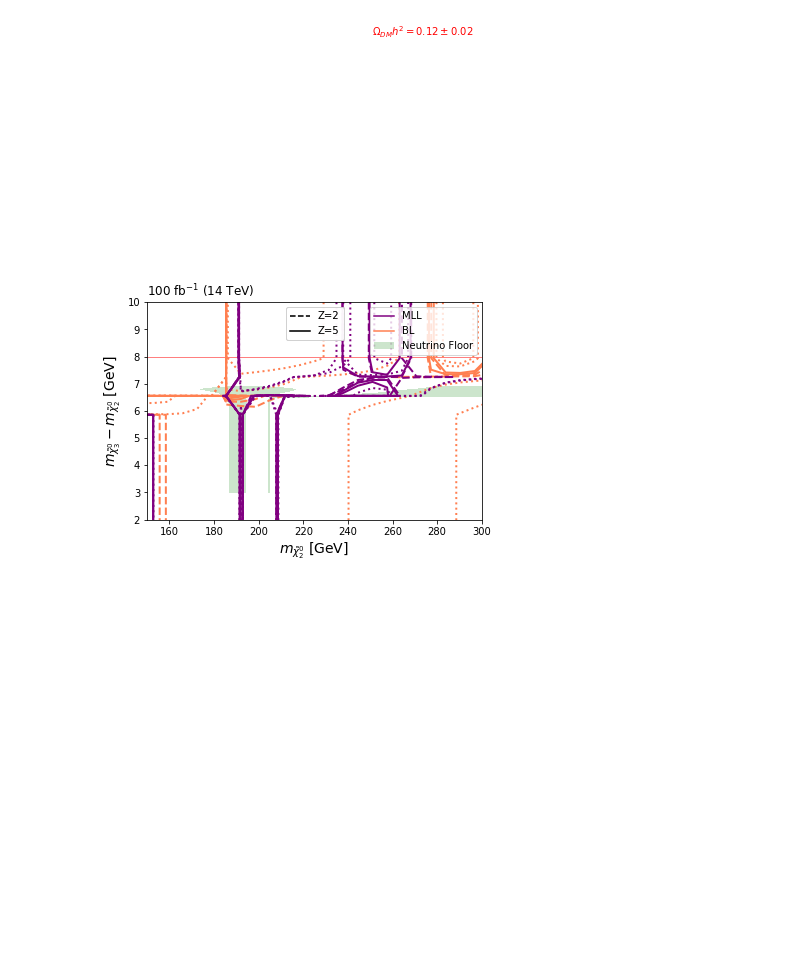
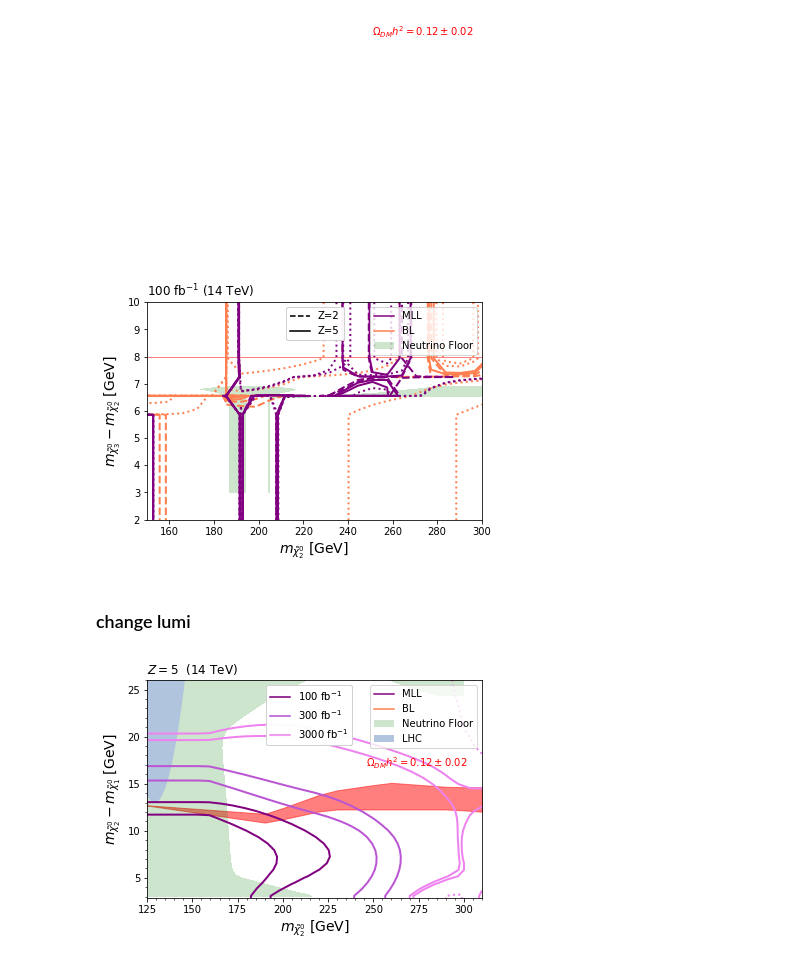
Before and after one commit to Martindelosrios/MLLHC, a Jupyter notebook: codes/AnalysisVars.ipynb, the cells around one changed output. Cells and saved outputs as stored; diff of their text form; code cells hidden in the pictures; blank space fills up the shorter version.

```diff
--- a/codes/AnalysisVars.ipynb
+++ b/codes/AnalysisVars.ipynb
@@ -5584,3 +5586,5 @@ ax.set_xlim(150,300)
 plt.savefig('../graph/contour_plot_BPI_preliminar_w-statErrors_v5.pdf', bbox_inches="tight")
 # %% [output]
 [figure]
+# %% [markdown]
+### change lumi
@@ -5586,0 +5672,69 @@ plt.savefig('../graph/contour_plot_BPI_preliminar_w-statErrors_v5.pdf', bbox_inc
+# %%
+fig,ax = plt.subplots(1,1)
+
+MLL_color = mcolors.to_rgb('purple')
+
+
+#c0 = ax.contour(mx02_new, deltam_new, Z_BL_new.T, levels = [-10,2,5],
+#            linestyles = ['dotted','dashed', 'solid'], colors = ['coral'], linewidths = [2], alpha = 1)
+#cm = ax.contour(mx02_new, deltam_new, Z_BL_new_min.T, levels = [-10,2,5],
+#            linestyles = ['dotted','dashed', 'solid'], colors = ['coral'], linewidths = [2], alpha = 1)
+
+#f0 = interp1d(c0.allsegs[2][0][:,0], c0.allsegs[2][0][:,1], fill_value = 'extrapolate')
+#fm = interp1d(cm.allsegs[2][0][:,0], cm.allsegs[2][0][:,1], fill_value = 'extrapolate')
+c0 = ax.contour(mx02_new, deltam_new, Z_MLL_new_100.T, levels = [-10,5],
+            linestyles = ['dotted','solid'], colors = [MLL_color], linewidths = [2],alpha=1)
+cm = ax.contour(mx02_new, deltam_new, Z_MLL_new_min_100.T, levels = [-10,5],
+            linestyles = ['dotted','solid'], colors = [MLL_color], linewidths = [2], alpha = 1)
+
+c0 = ax.contour(mx02_new, deltam_new, Z_MLL_new_300.T, levels = [-10,5],
+            linestyles = ['dotted','solid'], colors = ['mediumorchid'], linewidths = [2],alpha=1)
+cm = ax.contour(mx02_new, deltam_new, Z_MLL_new_min_300.T, levels = [-10,5],
+            linestyles = ['dotted','solid'], colors = ['mediumorchid'], linewidths = [2], alpha = 1)
+
+#f0 = interp1d(c0.allsegs[2][0][:,0], c0.allsegs[2][0][:,1], fill_value = 'extrapolate')
+#fm = interp1d(cm.allsegs[2][0][:,0], cm.allsegs[2][0][:,1], fill_value = 'extrapolate')
+
+c0 = ax.contour(mx02_new, deltam_new, Z_MLL_new_3000.T, levels = [-10,5],
+            linestyles = ['dotted', 'solid'], colors = ['violet'], linewidths = [2],alpha=1)
+cm = ax.contour(mx02_new, deltam_new, Z_MLL_new_min_3000.T, levels = [-10,5],
+            linestyles = ['dotted', 'solid'], colors = ['violet'], linewidths = [2], alpha = 1)
+
+#f0 = interp1d(c0.allsegs[2][0][:,0], c0.allsegs[2][0][:,1], fill_value = 'extrapolate')
+#fm = interp1d(cm.allsegs[2][0][:,0], cm.allsegs[2][0][:,1], fill_value = 'extrapolate')
+
+ax.set_xlabel(r'$m_{\tilde{\chi}_2^0}$ [GeV]', fontsize=14)
+ax.set_ylabel(r'$m_{\tilde{\chi}_2^0}-m_{\tilde{\chi}_1^0}$ [GeV]', fontsize=14)
+
+line_MLL = Line2D([0], [0], label='MLL', color=MLL_color)
+line_BL = Line2D([0], [0], label='BL', color='coral')
+line_nu = Patch(facecolor='green', alpha=0.2, label='Neutrino Floor')
+line_lhc = Patch(facecolor='lightsteelblue', alpha=1,label='LHC')
+
+handles, labels = plt.gca().get_legend_handles_labels()
+handles.extend([line_MLL, line_BL, line_nu, line_lhc])
+legend0 = ax.legend(handles=handles, loc = 'upper right')
+plt.gca().add_artist(legend0)
+
+line_100 = Line2D([0], [0], label='$100$ fb$^{-1}$ (14 TeV)', color=MLL_color, linestyle = 'solid')
+line_300 = Line2D([0], [0], label='$300$ fb$^{-1}$ (14 TeV)', color='mediumorchid', linestyle = 'solid')
+line_3000 = Line2D([0], [0], label='$3000$ fb$^{-1}$ (14 TeV)', color='violet', linestyle = 'solid')
+legend1 = ax.legend([line_100, line_300, line_3000], ['$100$ fb$^{-1}$', '$300$ fb$^{-1}$', '$3000$ fb$^{-1}$'], loc=2, bbox_to_anchor=(0.34,1))
+plt.gca().add_artist(legend1)
+
+ax.text(246, 16.8, '$\\Omega_{DM}h^{2} = 0.12 \\pm 0.02$', color = 'red')
+
+plt.fill_between(dm0_new, deltam_min, deltam_max, color = 'red', zorder = 1, alpha = 0.5)
+
+ax.set_title('$Z = 5 \ \ $(14 TeV)', loc = 'left')
+ax.contourf(xi_v1, yi_v1, zi_nufog_smooth_v1, levels=[np.min(zi_nufog_smooth_v1), 0], colors=['green'], alpha=0.2)
+
+
+ax.set_ylim(2.9,26)
+ax.set_xlim(125,310)
+ax.minorticks_on()
+ax.fill_between(mx02_lhc_v1, deltam_lhc_v1, 40, color = 'lightsteelblue', alpha = 1, zorder = 1)
+
+plt.savefig('../graph/contour_plot_BPI_preliminar_w-statErrors_highLumi_v2.pdf', bbox_inches="tight")
+# %% [output]
+[figure, added]
```
Also changed, not shown: parts of 10 cells of this notebook.
